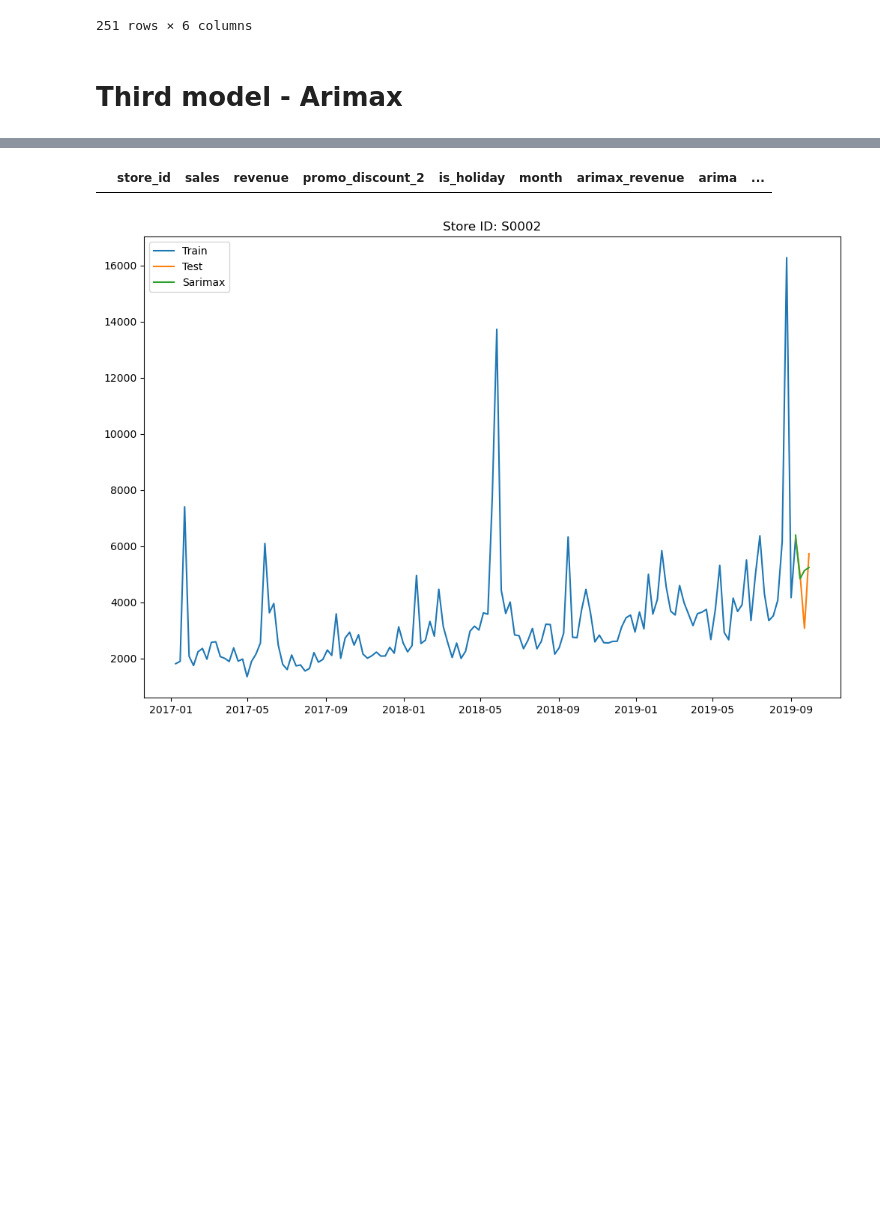
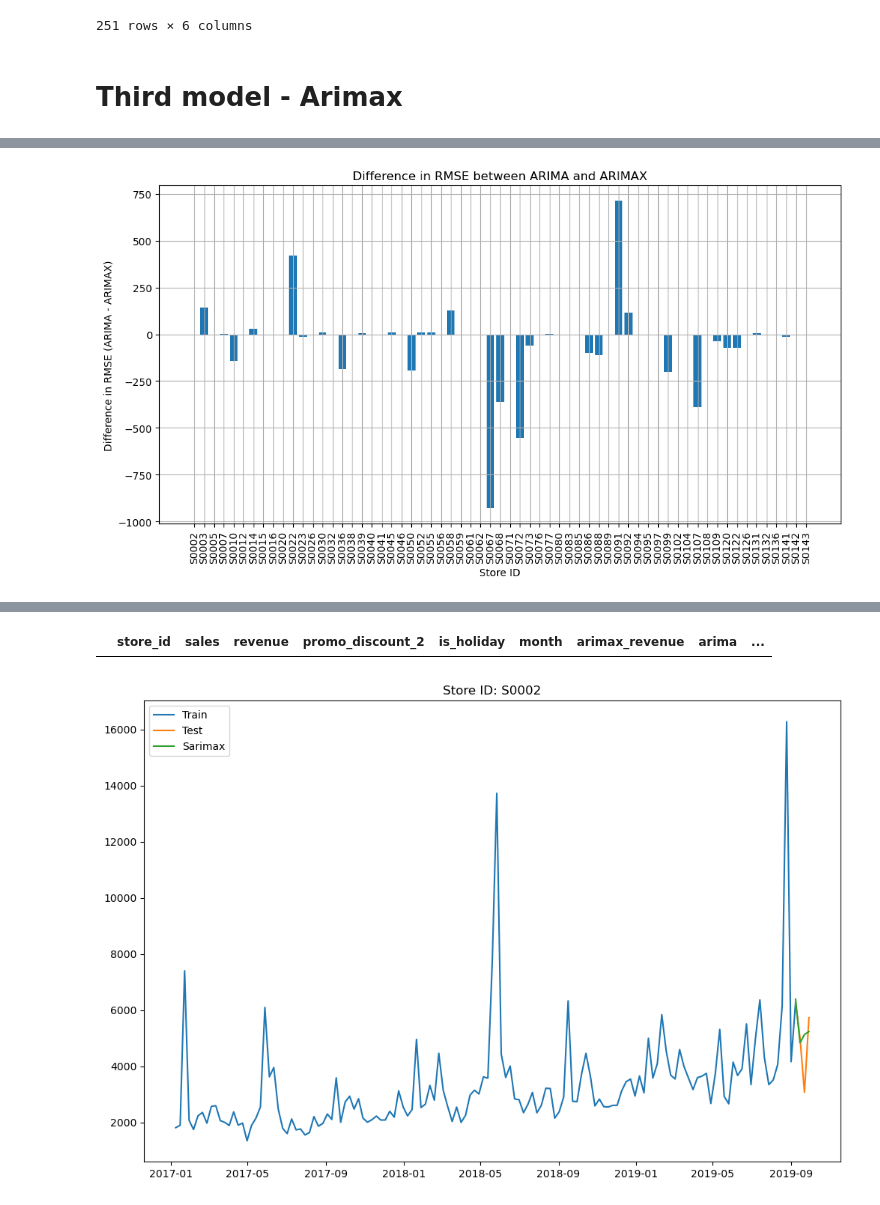
Before and after one commit to TIVEAA/Project_II, a Jupyter notebook: Revenue_forecast.ipynb, the cells around one changed output, grey strips where cells are left out. Cells and saved outputs as stored; diff of their text form; code cells hidden in the pictures; blank space fills up the shorter version.

Commit message:
Add files via upload
New changes including forecast values for the upcoming 5 weeks

```diff
--- a/Revenue_forecast.ipynb
+++ b/Revenue_forecast.ipynb
@@ -335,0 +626,3 @@ rmse_revenue_arima
+# %%
+revenue["revenue_arima"] = revenue["revenue"]
+revenue
@@ -739,0 +980,24 @@ rmse_revenue_sarima
+# %%
+from sklearn.metrics import mean_squared_error
+from math import sqrt
+
+# Create an empty list to store the RMSE for each store
+rmse_per_store_arimax = []
+
+for store_id in store_ids:
+    # Filter the test data for the specific store ID
+    df_test_store = df_test[df_test["store_id"] == store_id]
+    df_test_arimax_store = df_test_arimax[df_test_arimax["store_id"] == store_id]
+
+    # Ensure consistent lengths
+    df_test_store = df_test_store[:len(df_test_arimax_store)]
+
+    # Calculate the RMSE for the specific store
+    rmse = sqrt(mean_squared_error(df_test_arimax_store["arimax_revenue"], df_test_store["revenue"]))
+
+    # Append the RMSE to the list
+    rmse_per_store_arimax.append((store_id, rmse))
+
+# Print the RMSE for each store
+for store_id, rmse in rmse_per_store_arimax:
+    print(f"Store ID: {store_id}, RMSE_arimax: {rmse}")
@@ -739,0 +1022,20 @@ rmse_revenue_sarima
+# %%
+# Extract the store IDs and RMSE values from the dictionaries
+store_ids = [entry[0] for entry in rmse_per_store_arima]
+rmse_arima = [entry[1] for entry in rmse_per_store_arima]
+rmse_arimax = [entry[1] for entry in rmse_per_store_arimax]
+
+# Calculate the difference between the RMSE values
+difference = np.subtract(rmse_arima, rmse_arimax)
+
+# Create a bar plot to visualize the difference
+plt.figure(figsize=(12, 6))
+plt.bar(store_ids, difference)
+plt.xlabel('Store ID')
+plt.ylabel('Difference in RMSE (ARIMA - ARIMAX)')
+plt.title('Difference in RMSE between ARIMA and ARIMAX')
+plt.xticks(rotation=90)
+plt.grid()
+plt.show()
+# %% [output]
+[figure, added]
```
Also changed, not shown: parts of 117 cells of this notebook.
